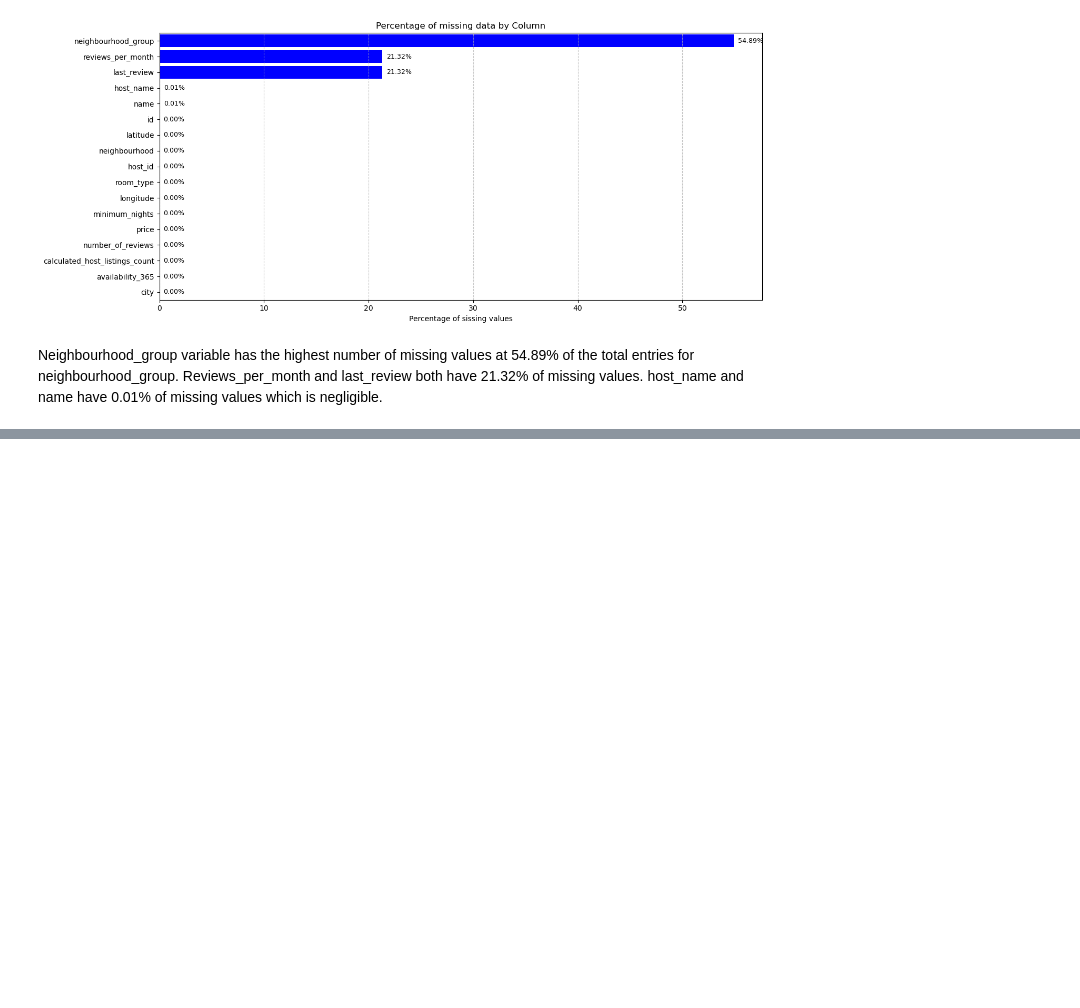
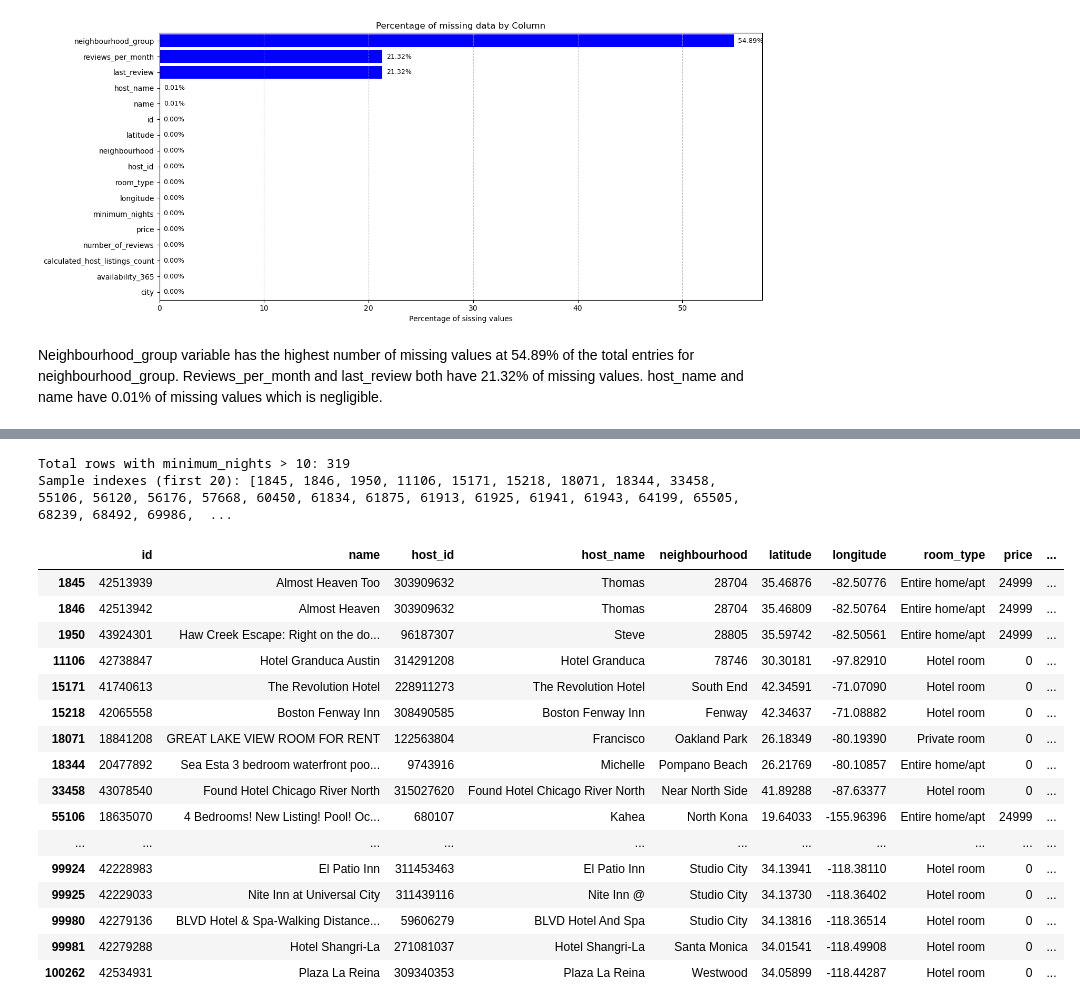
Before and after one commit to GVSU-CIS635/projects-dataminers, a Jupyter notebook: data_miners_kiptoo.ipynb, the cells around one changed output, grey strips where cells are left out. Drawn from its saved outputs; the diff is of its cells as text; code cells hidden in the pictures; blank space fills up the shorter version.

```diff
--- a/data_miners_kiptoo.ipynb
+++ b/data_miners_kiptoo.ipynb
@@ -159,0 +233,29 @@ The consequences of dropping missign values from the dataframe results to a redu
+# %%
+# Find indexes where minimum_nights > 10 in cleaned_df
+highest_cost = 15000
+idx_min_gt_10 = cleaned_df.index[(cleaned_df['price']<=0)|(cleaned_df['price']>=highest_cost)].tolist()
+print(f'Total rows with minimum_nights > 10: {len(idx_min_gt_10)}')
+# Show first 20 indexes as a sample
+print('Sample indexes (first 20):', idx_min_gt_10[:40])
+# Optionally display the corresponding rows (first 10)
+display(cleaned_df.loc[idx_min_gt_10[:40]])
+# %% [output]
+Total rows with minimum_nights > 10: 319
+Sample indexes (first 20): [1845, 1846, 1950, 11106, 15171, 15218, 18071, 18344, 33458, 55106, 56120, 56176, 57668, 60450, 61834, 61875, 61913, 61925, 61941, 61943, 64199, 65505, 68239, 68492, 69986,  ...
+|  | id | name | host_id | host_name | neighbourhood | latitude | longitude | room_type | price | ... |
+| 1845 | 42513939 | Almost Heaven Too | 303909632 | Thomas | 28704 | 35.46876 | -82.50776 | Entire home/apt | 24999 | ... |
+| 1846 | 42513942 | Almost Heaven | 303909632 | Thomas | 28704 | 35.46809 | -82.50764 | Entire home/apt | 24999 | ... |
+| 1950 | 43924301 | Haw Creek Escape: Right on the do... | 96187307 | Steve | 28805 | 35.59742 | -82.50561 | Entire home/apt | 24999 | ... |
+| 11106 | 42738847 | Hotel Granduca Austin | 314291208 | Hotel Granduca | 78746 | 30.30181 | -97.82910 | Hotel room | 0 | ... |
+| 15171 | 41740613 | The Revolution Hotel | 228911273 | The Revolution Hotel | South End | 42.34591 | -71.07090 | Hotel room | 0 | ... |
+| 15218 | 42065558 | Boston Fenway Inn | 308490585 | Boston Fenway Inn | Fenway | 42.34637 | -71.08882 | Hotel room | 0 | ... |
+| 18071 | 18841208 | GREAT LAKE VIEW ROOM FOR RENT | 122563804 | Francisco | Oakland Park | 26.18349 | -80.19390 | Private room | 0 | ... |
+| 18344 | 20477892 | Sea Esta 3 bedroom waterfront poo... | 9743916 | Michelle | Pompano Beach | 26.21769 | -80.10857 | Entire home/apt | 0 | ... |
+| 33458 | 43078540 | Found Hotel Chicago River North | 315027620 | Found Hotel Chicago River North | Near North Side | 41.89288 | -87.63377 | Hotel room | 0 | ... |
+| 55106 | 18635070 | 4 Bedrooms! New Listing! Pool! Oc... | 680107 | Kahea | North Kona | 19.64033 | -155.96396 | Entire home/apt | 24999 | ... |
+| ... | ... | ... | ... | ... | ... | ... | ... | ... | ... | ... |
+| 99924 | 42228983 | El Patio Inn | 311453463 | El Patio Inn | Studio City | 34.13941 | -118.38110 | Hotel room | 0 | ... |
+| 99925 | 42229033 | Nite Inn at Universal City | 311439116 | Nite Inn @ | Studio City | 34.13730 | -118.36402 | Hotel room | 0 | ... |
+| 99980 | 42279136 | BLVD Hotel & Spa-Walking Distance... | 59606279 | BLVD Hotel And Spa | Studio City | 34.13816 | -118.36514 | Hotel room | 0 | ... |
+| 99981 | 42279288 | Hotel Shangri-La | 271081037 | Hotel Shangri-La | Santa Monica | 34.01541 | -118.49908 | Hotel room | 0 | ... |
+| 100262 | 42534931 | Plaza La Reina | 309340353 | Plaza La Reina | Westwood | 34.05899 | -118.44287 | Hotel room | 0 | ... |
```
Also changed, not shown: parts of 16 cells of this notebook.
